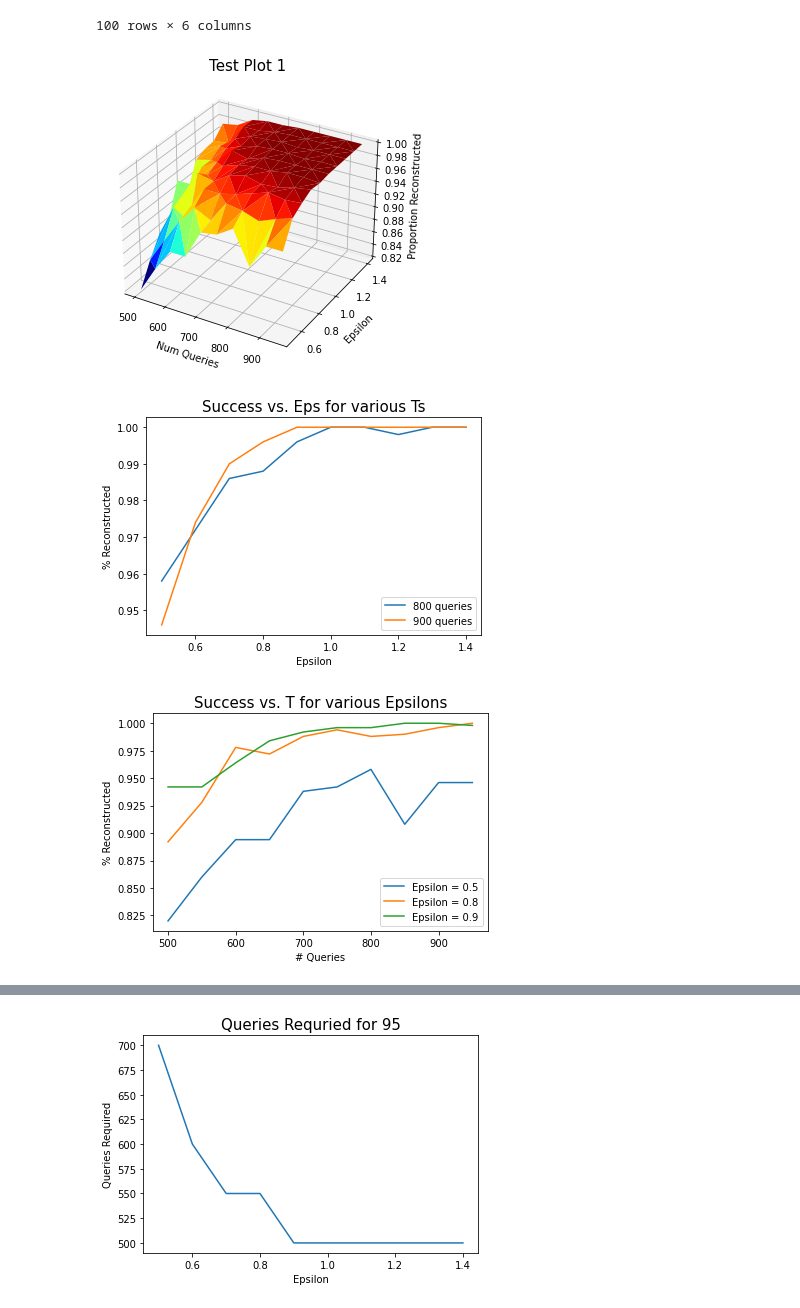
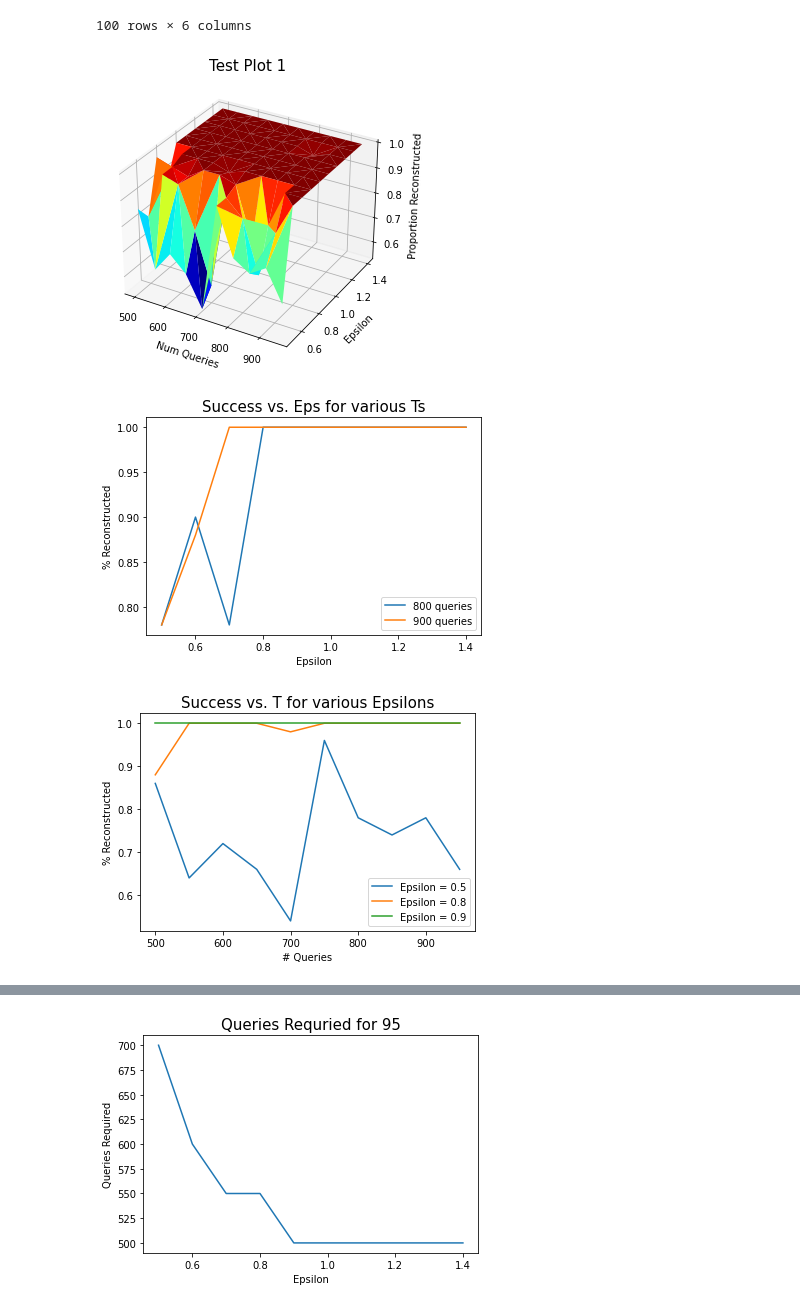
Before and after one commit to mgul999/cs226finalproject, a Jupyter notebook: experiments.ipynb, the cells around one changed output, grey strips where cells are left out. Cells and saved outputs as stored; diff of their text form; code cells hidden in the pictures.

```diff
--- a/experiments.ipynb
+++ b/experiments.ipynb
@@ -117,6 +127,6 @@ Finished 6/100
 # %%
-laplace_results_dinur_nissum = read_results("data/laplace_dn_test.csv")
-laplace_results_dinur_nissum
+dinur_nissim_laplace = read_results("data/dinur_nissim_laplace.csv")
+dinur_nissim_laplace
 # %% [output]
 |  | n | epsilon | dn_epsilon | num_queries | percent_reconstructed | mechanism_error |
 | 0 | 500 | 0.5 | 10 | 500 | 0.820 | 1.926794 |
@@ -132,16 +142,16 @@ laplace_results_dinur_nissum
 | 99 | 500 | 1.4 | 10 | 950 | 1.000 | 0.638469 |
 100 rows × 6 columns
 # %%
-plot_3d_eps_t(laplace_results_dinur_nissum, title="Test Plot 1")
+plot_3d_eps_t(dinur_nissim_laplace, title="Test Plot 1")
 # %% [output]
-[figure, old version]
+[figure, new version]
 # %%
-plot_eps_multiple_t(laplace_results_dinur_nissum, ts = [800, 900])
+plot_eps_multiple_t(dinur_nissim_laplace, ts = [800, 900])
 # %% [output]
-[figure, old version]
+[figure, new version]
 # %%
-plot_t_multiple_eps(laplace_results_dinur_nissum, epss=[.5, .8, .9])
+plot_t_multiple_eps(dinur_nissim_laplace, epss=[.5, .8, .9])
 # %% [output]
-[figure, old version]
+[figure, new version]
 # %%
 # Be sure to only run this on one fixed number of queries
```
Also changed, not shown: parts of 6 cells of this notebook.
